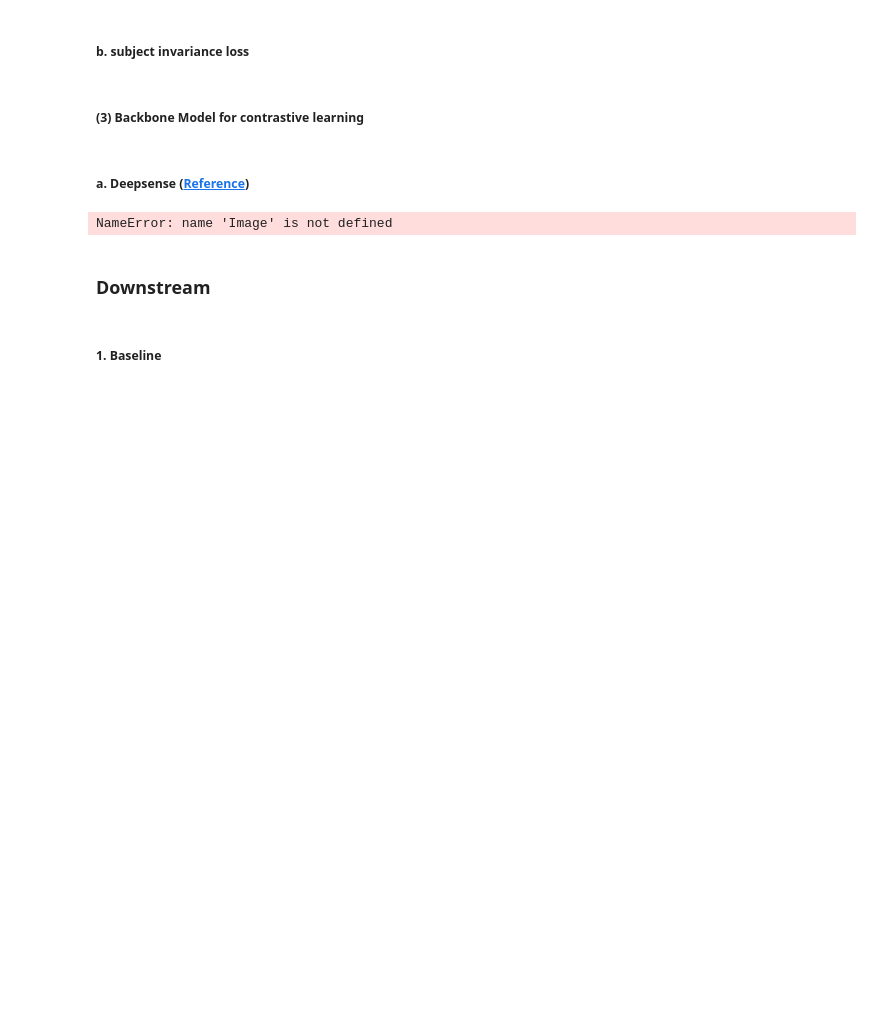
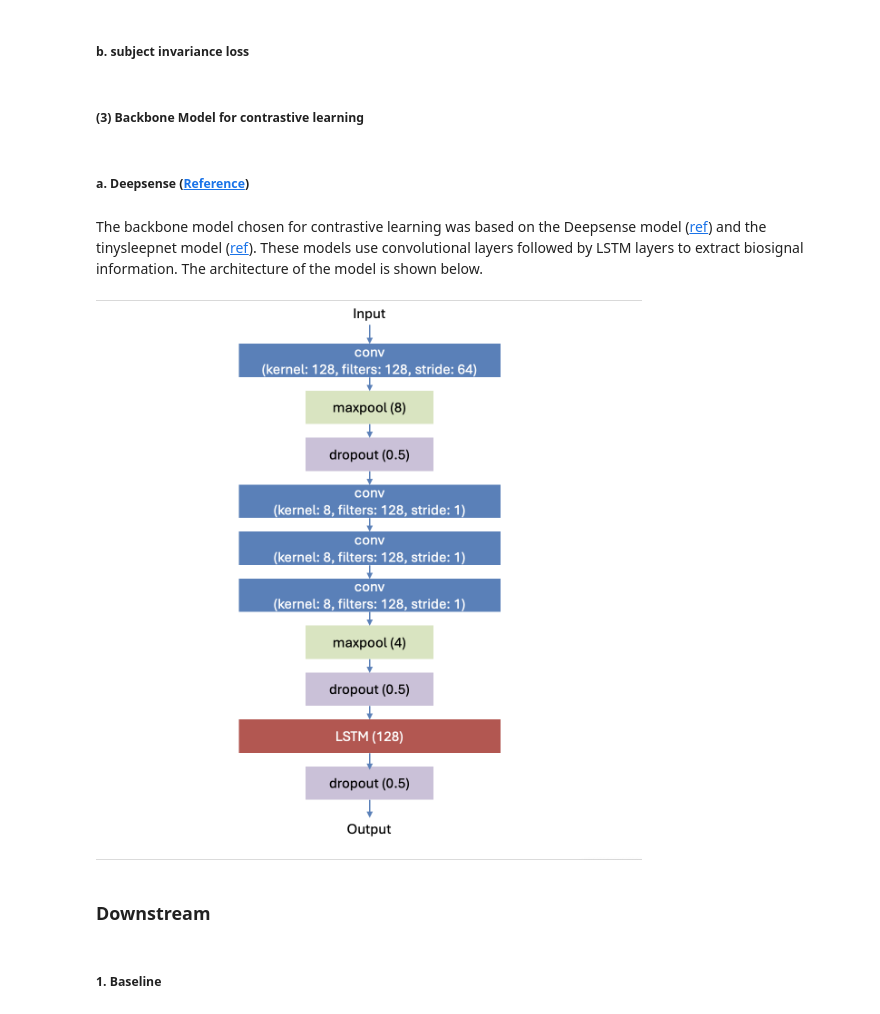
Before and after one commit to sunghwanism/FM_for_bio_signal, a Jupyter notebook: Final_report.ipynb, the cells around one changed output. Saved outputs shown, nothing was run; the diff lists cells and outputs as text; code cells hidden in the pictures; blank space fills up the shorter version.

Commit message:
update backbone section

```diff
--- a/Final_report.ipynb
+++ b/Final_report.ipynb
@@ -97,10 +97,12 @@ In addition, for subject aware learning, we trained a sub-classifier to classify
 ##### (3) Backbone Model for contrastive learning
 # %% [markdown]
 ##### a. Deepsense ([Reference](https://github.com/akaraspt/tinysleepnet))
+# %% [markdown]
+The backbone model chosen for contrastive learning was based on the Deepsense model ([ref](https://arxiv.org/abs/1611.01942)) and the tinysleepnet model ([ref](https://github.com/akaraspt/tinysleepnet)). These models use convolutional layers followed by LSTM layers to extract biosignal information. The architecture of the model is shown below.
 # %%
-Image(filename = 'C:/Users/user/Desktop/Biosignal/FM_for_bio_signal/asset/tinysleepnet.png', width=600, height=800)
+Image(filename = 'asset/backbone_model.png', width=600)
 # %% [output]
-NameError: name 'Image' is not defined
+[figure, added]
 # %% [markdown]
 ### Downstream
 # %% [markdown]
```
Also changed, not shown: 1 other file.
